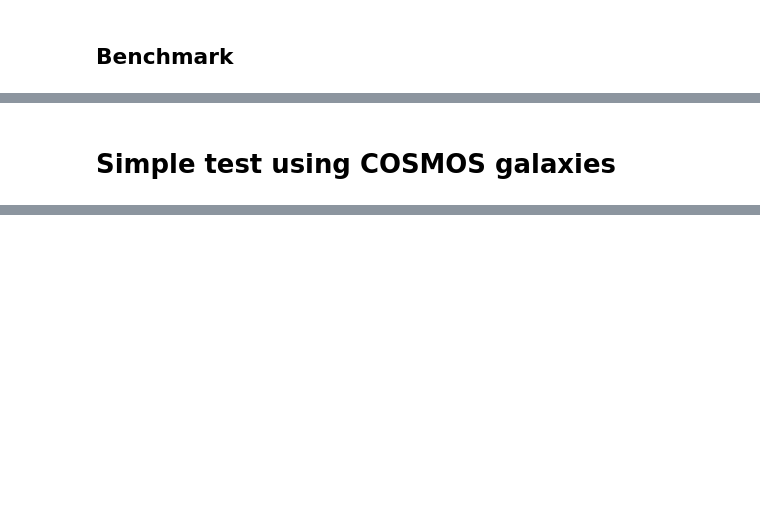
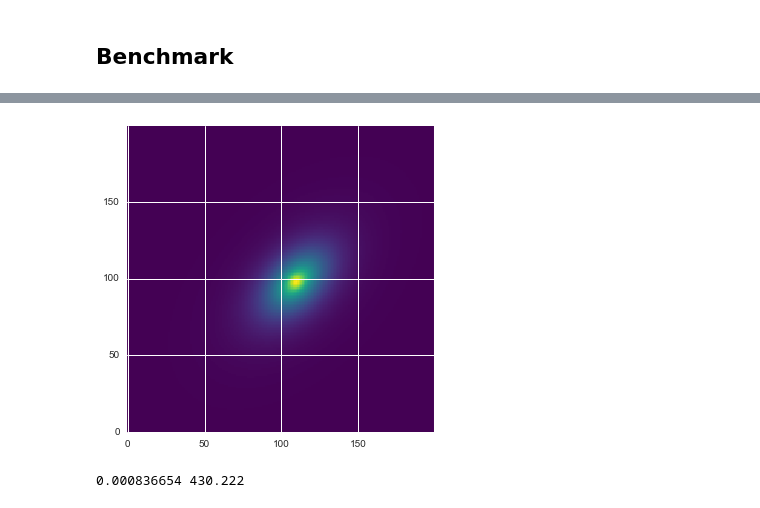
Before and after one commit to dr-guangtou/kungpao, a Jupyter notebook: notes/ellipExample.ipynb, the cells around one changed output, grey strips where cells are left out. Cells and saved outputs as stored; diff of their text form; code cells hidden in the pictures; blank space fills up the shorter version.

```diff
--- a/notes/ellipExample.ipynb
+++ b/notes/ellipExample.ipynb
@@ -10,6 +10,7 @@ from __future__ import (division, print_function, absolute_import,
 import os
 import re
 import json
+import timeit
 import warnings
 import subprocess
 
@@ -21,6 +22,9 @@ from matplotlib.patches import Ellipse
 # Numpy
 import numpy as np
 import numpy.random as rand
+
+# Astropy
+from astropy.io import fits
 
 # GalSim
 import galsim
@@ -47,6 +51,11 @@ print("# PyMC3 version : ", pymc3.__version__)
 import corner
 print("# Corner version : ", corner.__version__)
 
+# Seaborn
+import seaborn as sns
+sns.set(color_codes=True)
+print("# Seaborn version : ", sns.__version__)
+
 # Color Map
 from palettable.colorbrewer.qualitative import Set1_9 as compColor
 try:
@@ -64,5 +73,17 @@ except Exception:
                            min_light=0.,
                            max_light=1.).mpl_colormap
     cmap2.set_bad('w', 1.)
+
+from palettable.colorbrewer.sequential import Greys_9, OrRd_9, Blues_9, Purples_9, YlGn_9
+BLK = Greys_9.mpl_colormap
+ORG = OrRd_9.mpl_colormap
+BLU = Blues_9.mpl_colormap
+GRN = YlGn_9.mpl_colormap
+PUR = Purples_9.mpl_colormap
+
+from palettable.colorbrewer.sequential import Greys_9_r, OrRd_9_r, Blues_9_r
+BLK_r = Greys_9_r.mpl_colormap
+ORG_r = OrRd_9_r.mpl_colormap
+BLU_r = Blues_9_r.mpl_colormap
 # %% [output]
 # GalSim version :  1.4
@@ -211,2 +275,12 @@ ss = rand.random_sample([2000, 2000]) * 0.5
-# %% [markdown]
-# Simple test using COSMOS galaxies
+# %%
+# Average situation, pretty easy
+psf = galsim.Gaussian(fwhm=4.0)
+exptime = 300.0
+
+%time test = singleSersic(110.2, 98.4, mag2Flux(22.0, 27.0, 1.0), 5.00, 4.00, 0.60, 45.0, 200, 200, psf=psf, scale=1.0, exptime=exptime, trunc=0)
+
+plt.imshow(np.arcsinh(test), origin='lower', cmap=cmap1, interpolation='none')
+plt.show()
+
+print(np.nanmin(test), np.nanmax(test))
+# %% [output]
@@ -212,0 +289,2 @@ ss = rand.random_sample([2000, 2000]) * 0.5
+[figure, added]
+0.000836654 430.222
```
Also changed, not shown: parts of 31 cells of this notebook.
